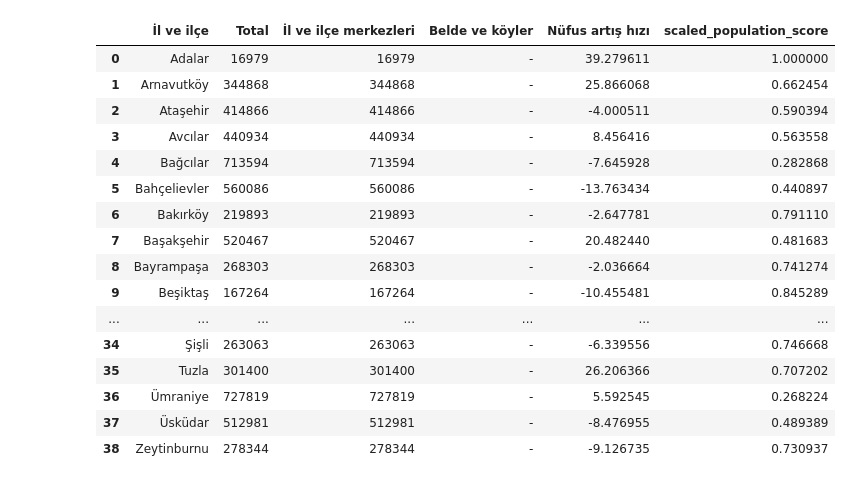
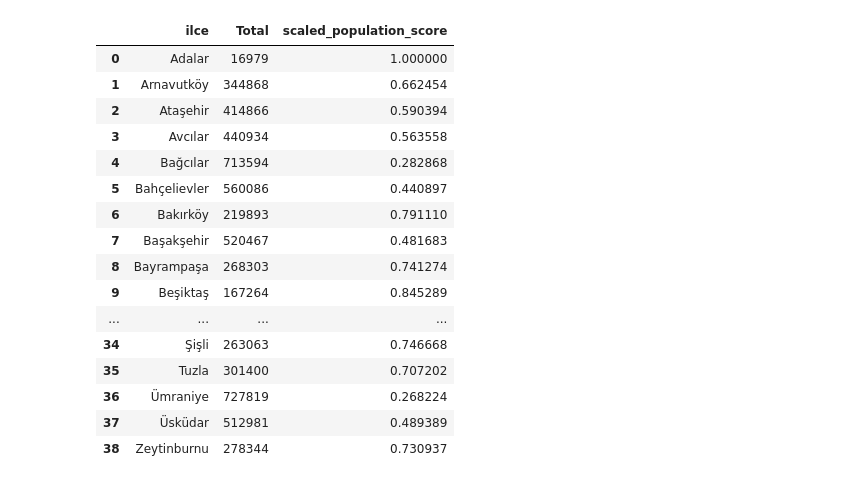
Before and after one commit to efkirmizi/Optimization_Project, a Jupyter notebook: main.ipynb, the cells around one changed output. Saved outputs shown, nothing was run; the diff lists cells and outputs as text; code cells hidden in the pictures.

```diff
--- a/main.ipynb
+++ b/main.ipynb
@@ -128,29 +135,31 @@ crime_df
 # %%
 population_df = pd.read_csv(r"data\istanbul_ilçe_nufüs.csv")
 
 population_scaler = MinMaxScaler_Cost(population_df['Total'])
 
 scaled_population = population_scaler.scale(population_df['Total'])
 population_df['scaled_population_score'] = scaled_population
+population_df = population_df[['İl ve ilçe', 'Total', 'scaled_population_score']]
+population_df = population_df.rename(columns={'İl ve ilçe': 'ilce'})
 population_df
 # %% [output]
-|  | İl ve ilçe | Total | İl ve ilçe merkezleri | Belde ve köyler | Nüfus artış hızı | scaled_population_score |
-| 0 | Adalar | 16979 | 16979 | - | 39.279611 | 1.000000 |
-| 1 | Arnavutköy | 344868 | 344868 | - | 25.866068 | 0.662454 |
-| 2 | Ataşehir | 414866 | 414866 | - | -4.000511 | 0.590394 |
-| 3 | Avcılar | 440934 | 440934 | - | 8.456416 | 0.563558 |
-| 4 | Bağcılar | 713594 | 713594 | - | -7.645928 | 0.282868 |
-| 5 | Bahçelievler | 560086 | 560086 | - | -13.763434 | 0.440897 |
-| 6 | Bakırköy | 219893 | 219893 | - | -2.647781 | 0.791110 |
-| 7 | Başakşehir | 520467 | 520467 | - | 20.482440 | 0.481683 |
-| 8 | Bayrampaşa | 268303 | 268303 | - | -2.036664 | 0.741274 |
-| 9 | Beşiktaş | 167264 | 167264 | - | -10.455481 | 0.845289 |
-| ... | ... | ... | ... | ... | ... | ... |
-| 34 | Şişli | 263063 | 263063 | - | -6.339556 | 0.746668 |
-| 35 | Tuzla | 301400 | 301400 | - | 26.206366 | 0.707202 |
-| 36 | Ümraniye | 727819 | 727819 | - | 5.592545 | 0.268224 |
-| 37 | Üsküdar | 512981 | 512981 | - | -8.476955 | 0.489389 |
-| 38 | Zeytinburnu | 278344 | 278344 | - | -9.126735 | 0.730937 |
+|  | ilce | Total | scaled_population_score |
+| 0 | Adalar | 16979 | 1.000000 |
+| 1 | Arnavutköy | 344868 | 0.662454 |
+| 2 | Ataşehir | 414866 | 0.590394 |
+| 3 | Avcılar | 440934 | 0.563558 |
+| 4 | Bağcılar | 713594 | 0.282868 |
+| 5 | Bahçelievler | 560086 | 0.440897 |
+| 6 | Bakırköy | 219893 | 0.791110 |
+| 7 | Başakşehir | 520467 | 0.481683 |
+| 8 | Bayrampaşa | 268303 | 0.741274 |
+| 9 | Beşiktaş | 167264 | 0.845289 |
+| ... | ... | ... | ... |
+| 34 | Şişli | 263063 | 0.746668 |
+| 35 | Tuzla | 301400 | 0.707202 |
+| 36 | Ümraniye | 727819 | 0.268224 |
+| 37 | Üsküdar | 512981 | 0.489389 |
+| 38 | Zeytinburnu | 278344 | 0.730937 |
 # %%
 air_df = pd.read_csv(r"data\Hava Kalitesi Durumları Günlük.csv")
 air_df['air_score'] = air_df['Uygun'] * 5 + air_df['İyi'] * 4 + air_df['Orta'] * 3 + air_df['Kötü'] * 2 + air_df['Çok Kötü'] / (air_df['Uygun'] + air_df['İyi'] + air_df['Orta'] + air_df['Kötü'] + air_df['Çok Kötü'])
```
Also changed, not shown: parts of 23 cells of this notebook, 4 other files.
